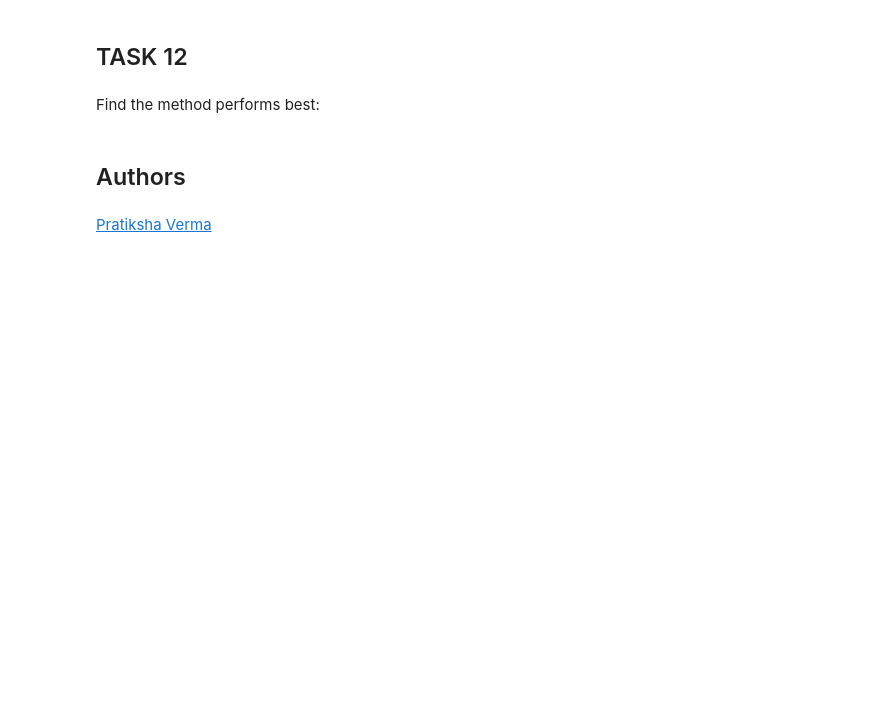
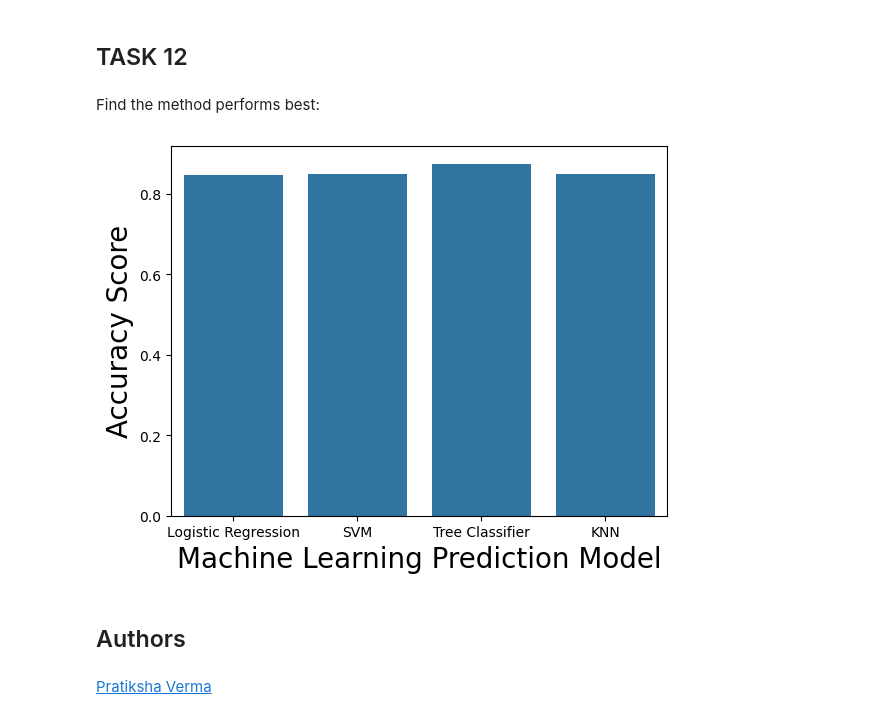
Before and after one commit to Siddharth10203/AppliedDataScienceCapstone, a Jupyter notebook: Module 4/SpaceX_Machine Learning Prediction_Part_5.ipynb, the cells around one changed output. Cells and saved outputs as stored; diff of their text form; code cells hidden in the pictures; blank space fills up the shorter version.

```diff
--- a/Module 4/SpaceX_Machine Learning Prediction_Part_5.ipynb
+++ b/Module 4/SpaceX_Machine Learning Prediction_Part_5.ipynb
@@ -358,3 +356,12 @@ Find the method performs best:
+# %%
+# Tree
+sns.barplot(y=[logreg_cv.best_score_, svm_cv.best_score_, tree_cv.best_score_, knn_cv.best_score_],
+            x=["Logistic Regression", "SVM", "Tree Classifier", "KNN"])
+plt.xlabel("Machine Learning Prediction Model",fontsize=20)
+plt.ylabel("Accuracy Score",fontsize=20)
+plt.show()
+# %% [output]
+[figure, added]
 # %% [markdown]
 ## Authors
 # %% [markdown]
```
Also changed, not shown: parts of 3 cells of this notebook.
